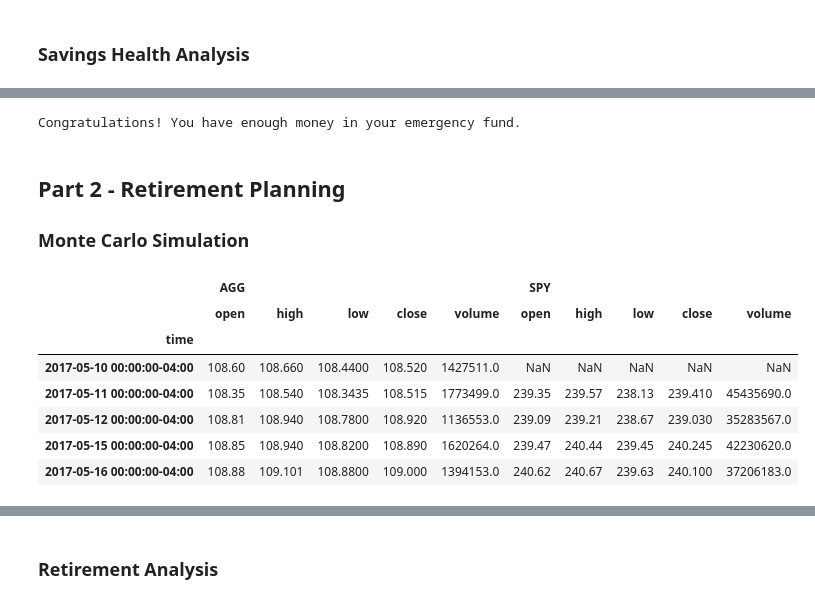
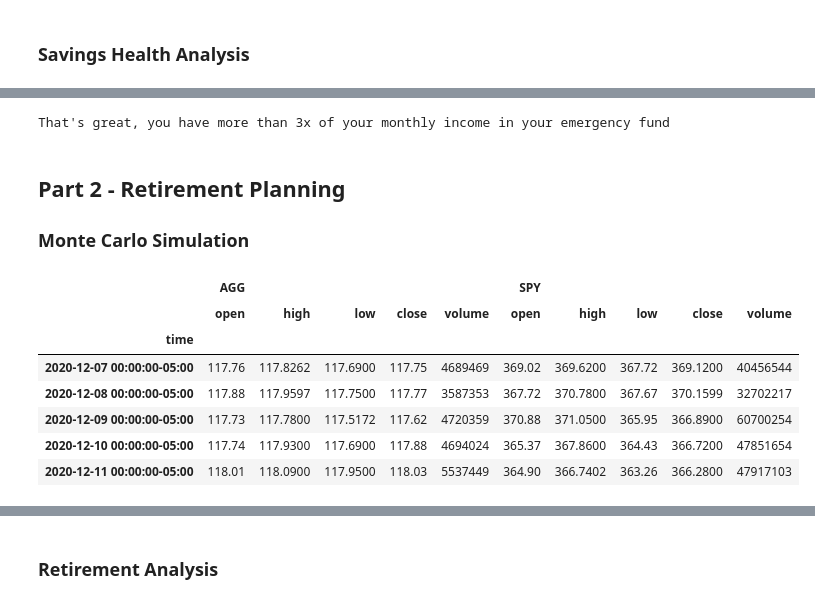
Before and after one commit to MRD2001/Week5_HomeWork, a Jupyter notebook: Starter_Code/financial-planner.ipynb, the cells around one changed output, grey strips where cells are left out. Saved outputs shown, nothing was run; the diff lists cells and outputs as text; code cells hidden in the pictures.

```diff
--- a/Starter_Code/financial-planner.ipynb
+++ b/Starter_Code/financial-planner.ipynb
@@ -77,8 +77,8 @@ my_spy = 50
 # %%
 # Set Alpaca API key and secret
 # YOUR CODE HERE!
-alpaca_api_key = 'ALPACA_API_KEY'
-alpaca_secret_key = 'ALPACA_SECRET_KEY'
+alpaca_api_key = os.getenv("ALPACA_API_KEY")
+alpaca_secret_key = os.getenv("ALPACA_SECRET_KEY")
 
 # Create the Alpaca API object
 # YOUR CODE HERE!
@@ -169,14 +182,21 @@ display(df_savings)
-# %%
-# Set ideal emergency fund
-emergency_fund = monthly_income * 3
-
-# Calculate total amount of savings
-# YOUR CODE HERE!
-
-# Validate saving health
-# YOUR CODE HERE!
-# %% [output]
-Congratulations! You have enough money in your emergency fund.
+# %%
+# Set ideal emergency fund
+emergency_fund = monthly_income * 3
+
+# Calculate total amount of savings
+# YOUR CODE HERE!
+total_savings = df_savings.sum().item()
+
+# Validate saving health
+# YOUR CODE HERE!
+if total_savings > emergency_fund :
+    print("That's great, you have more than 3x of your monthly income in your emergency fund")
+elif total_savings == emergency_fund :
+    print("You reached your goal, the emergency fund is equal to 3x monthly income")
+else:
+    print(f'You are screwed !! you are ${emergency_fund - total_savings} away from reaching your goal of emergency fund')
+# %% [output]
+That's great, you have more than 3x of your monthly income in your emergency fund
 # %% [markdown]
 ## Part 2 - Retirement Planning
 
@@ -189,16 +209,22 @@ end_date = pd.Timestamp('2021-05-01', tz='America/New_York').isoformat()
 # %%
 # Get 5 years' worth of historical data for SPY and AGG
 # (use a limit=1000 parameter to call the most recent 1000 days of data)
 # YOUR CODE HERE!
+df_stock_data = alpaca.get_barset (
+    tickers,
+    timeframe,
+    start = start_date,
+    end= end_date
+).df
 
 # Display sample data
 df_stock_data.head()
 # %% [output]
 |  | AGG |  |  |  |  | SPY |  |  |  |  |
 |  | open | high | low | close | volume | open | high | low | close | volume |
 | time |  |  |  |  |  |  |  |  |  |  |
-| 2017-05-10 00:00:00-04:00 | 108.60 | 108.660 | 108.4400 | 108.520 | 1427511.0 | NaN | NaN | NaN | NaN | NaN |
-| 2017-05-11 00:00:00-04:00 | 108.35 | 108.540 | 108.3435 | 108.515 | 1773499.0 | 239.35 | 239.57 | 238.13 | 239.410 | 45435690.0 |
-| 2017-05-12 00:00:00-04:00 | 108.81 | 108.940 | 108.7800 | 108.920 | 1136553.0 | 239.09 | 239.21 | 238.67 | 239.030 | 35283567.0 |
-| 2017-05-15 00:00:00-04:00 | 108.85 | 108.940 | 108.8200 | 108.890 | 1620264.0 | 239.47 | 240.44 | 239.45 | 240.245 | 42230620.0 |
-| 2017-05-16 00:00:00-04:00 | 108.88 | 109.101 | 108.8800 | 109.000 | 1394153.0 | 240.62 | 240.67 | 239.63 | 240.100 | 37206183.0 |
+| 2020-12-07 00:00:00-05:00 | 117.76 | 117.8262 | 117.6900 | 117.75 | 4689469 | 369.02 | 369.6200 | 367.72 | 369.1200 | 40456544 |
+| 2020-12-08 00:00:00-05:00 | 117.88 | 117.9597 | 117.7500 | 117.77 | 3587353 | 367.72 | 370.7800 | 367.67 | 370.1599 | 32702217 |
+| 2020-12-09 00:00:00-05:00 | 117.73 | 117.7800 | 117.5172 | 117.62 | 4720359 | 370.88 | 371.0500 | 365.95 | 366.8900 | 60700254 |
+| 2020-12-10 00:00:00-05:00 | 117.74 | 117.9300 | 117.6900 | 117.88 | 4694024 | 365.37 | 367.8600 | 364.43 | 366.7200 | 47851654 |
+| 2020-12-11 00:00:00-05:00 | 118.01 | 118.0900 | 117.9500 | 118.03 | 5537449 | 364.90 | 366.7402 | 363.26 | 366.2800 | 47917103 |
```
Also changed, not shown: parts of 16 cells of this notebook, 3 other files.
